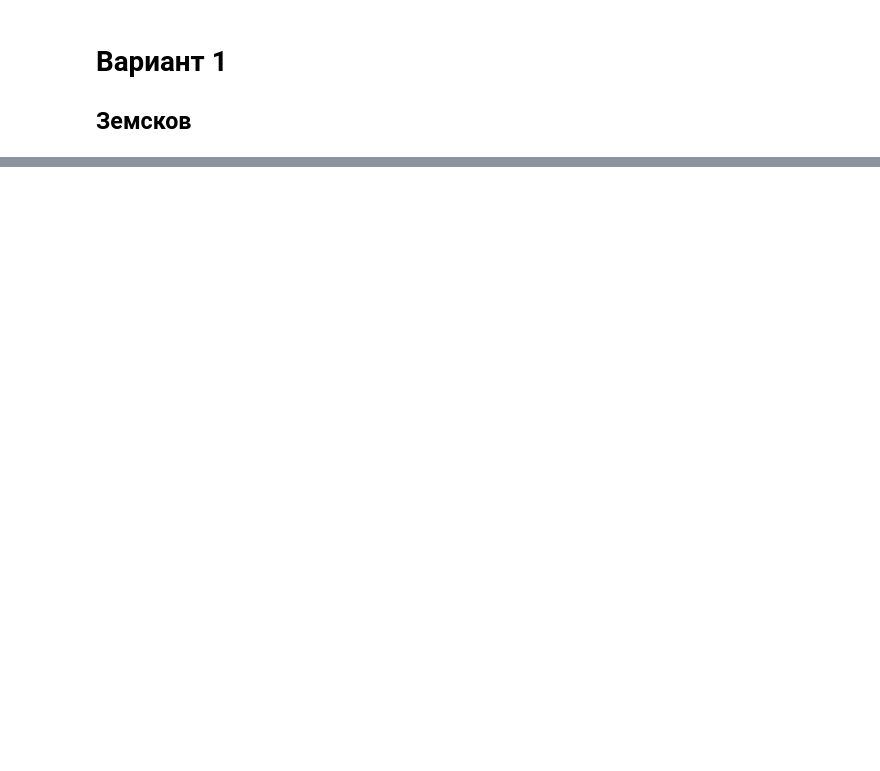
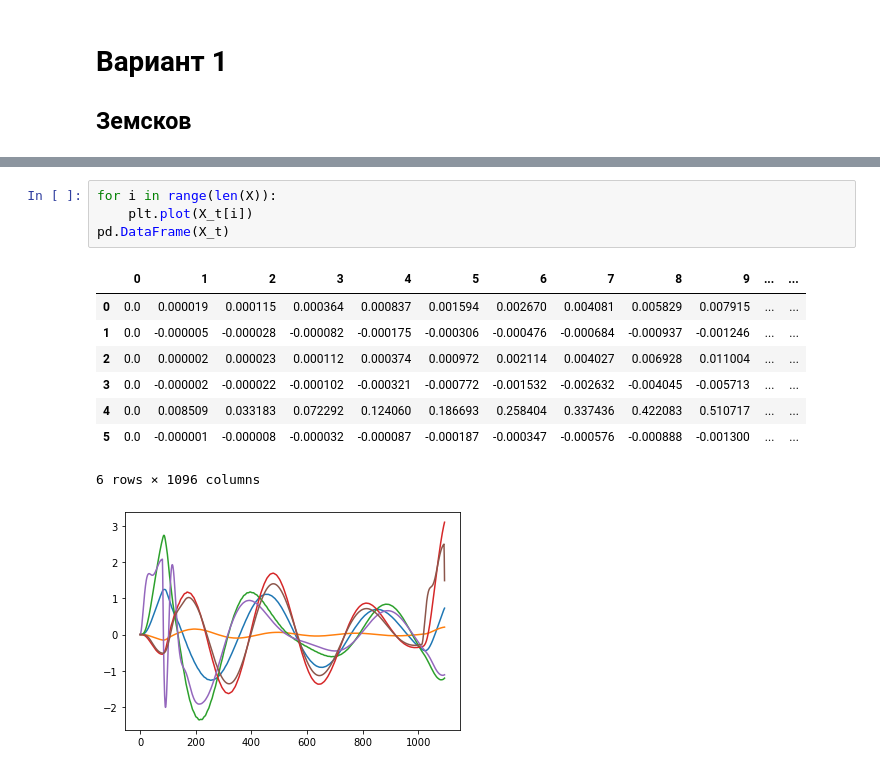
Before and after one commit to neit1t/University, a Jupyter notebook: Земсков/Земсков.ipynb, the cells around one changed output, grey strips where cells are left out. Cells and saved outputs as stored; diff of their text form; blank space fills up the shorter version.

```diff
--- a/Земсков/Земсков.ipynb
+++ b/Земсков/Земсков.ipynb
@@ -76,0 +91,14 @@ def solve(k,c,m1,m2,m3,m4,m5,h1,h2,l1,l2,t_matrix,I1,delta_t=0.002,gamma = 0.5,b
+# %%
+for i in range(len(X)):
+    plt.plot(X_t[i])
+pd.DataFrame(X_t)
+# %% [output]
+|  | 0 | 1 | 2 | 3 | 4 | 5 | 6 | 7 | 8 | 9 | ... | ... |
+| 0 | 0.0 | 0.000019 | 0.000115 | 0.000364 | 0.000837 | 0.001594 | 0.002670 | 0.004081 | 0.005829 | 0.007915 | ... | ... |
+| 1 | 0.0 | -0.000005 | -0.000028 | -0.000082 | -0.000175 | -0.000306 | -0.000476 | -0.000684 | -0.000937 | -0.001246 | ... | ... |
+| 2 | 0.0 | 0.000002 | 0.000023 | 0.000112 | 0.000374 | 0.000972 | 0.002114 | 0.004027 | 0.006928 | 0.011004 | ... | ... |
+| 3 | 0.0 | -0.000002 | -0.000022 | -0.000102 | -0.000321 | -0.000772 | -0.001532 | -0.002632 | -0.004045 | -0.005713 | ... | ... |
+| 4 | 0.0 | 0.008509 | 0.033183 | 0.072292 | 0.124060 | 0.186693 | 0.258404 | 0.337436 | 0.422083 | 0.510717 | ... | ... |
+| 5 | 0.0 | -0.000001 | -0.000008 | -0.000032 | -0.000087 | -0.000187 | -0.000347 | -0.000576 | -0.000888 | -0.001300 | ... | ... |
+6 rows × 1096 columns
+[figure, added]
```
Also changed, not shown: parts of 6 cells of this notebook, 8 other files.
